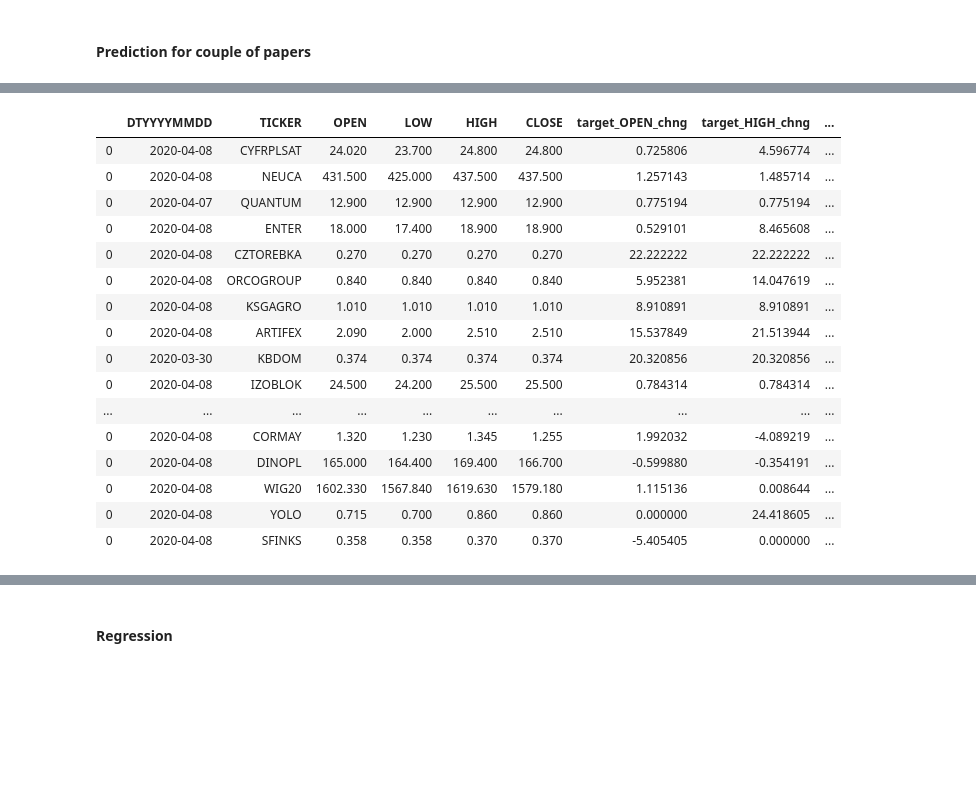
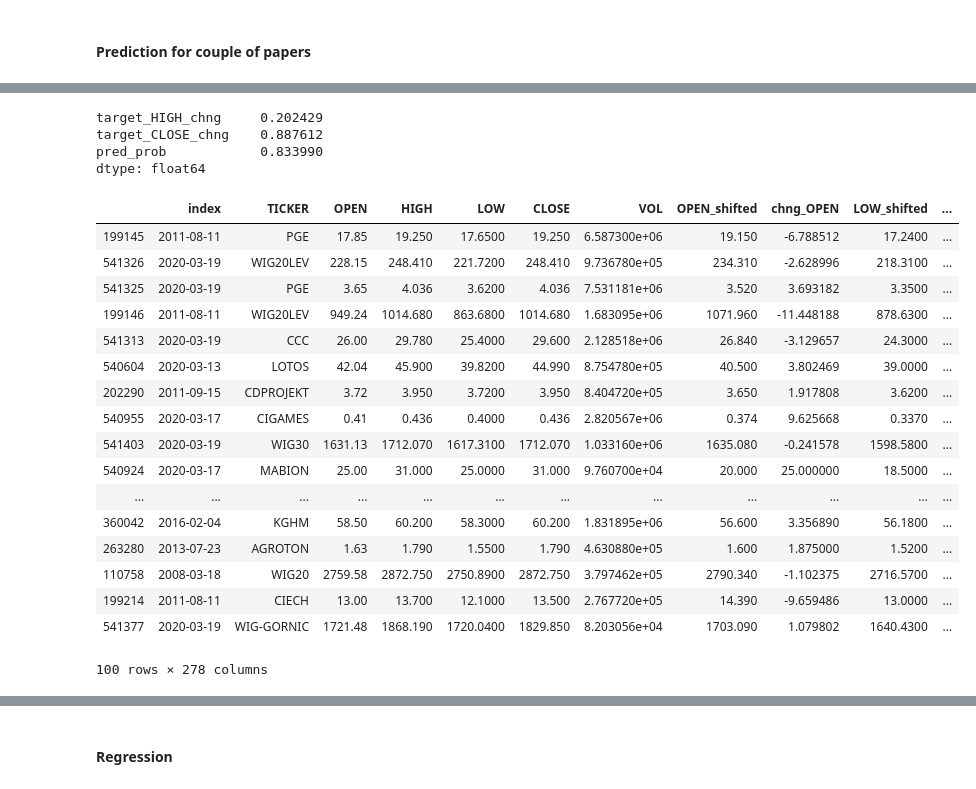
Before and after one commit to showeye/wse_analytics, a Jupyter notebook: bossa.ipynb, the cells around one changed output, grey strips where cells are left out. Cells and saved outputs as stored; diff of their text form; code cells hidden in the pictures; blank space fills up the shorter version.

```diff
--- a/bossa.ipynb
+++ b/bossa.ipynb
@@ -607 +560,3 @@ df = df_merged.copy()
+# %%
+df_merged = df_merged.merge(df_indexes_merged, left_index=True, right_index=True, how = 'left')
 # %%
@@ -610,5 +567,7 @@ train_cols = [c for c in df.columns if ('chng' in c) | ('move' in c)
 # %%
-#train_cols = train_cols_limited
+train_cols = train_cols_limited
+
+df = df_merged.copy()
 
 cut_date = '2020-01-01'
 train_data = df.loc[df.index < cut_date,train_cols]
@@ -837,0 +793,10 @@ for p in tqdm(skaner_df_see.ticker.values):
+# %%
+df.loc[:,'pred_class'] = model.predict(df[train_cols])
+df.loc[:,'pred_prob'] = model.predict_proba(df[train_cols])[:,1]
+
+df.loc[:,'fut_OPEN'] = df.loc[:,'OPEN'].shift(-1)
+df.loc[:,'target_OPEN_chng'] = (df.loc[:,'fut_OPEN'] * 100 / df.loc[:,'CLOSE']) - 100
+df.loc[:,'target_HIGH_chng'] = df.loc[:,'chng_HIGH'].shift(-1).copy()
+df.loc[:,'target_CLOSE_chng'] = df.loc[:,'chng_CLOSE'].shift(-1).copy()
+# %%
+res = df.reset_index()
@@ -838,20 +809,30 @@ for p in tqdm(skaner_df_see.ticker.values):
+# %%
+res.loc[(res.loc[:,'index'] > '2020-01-01')
+        & (res.pred_prob > 0.8), :].groupby(['index']).mean()[
+    ['target_HIGH_chng','target_CLOSE_chng', 'pred_prob']].median()
+# %% [output]
+target_HIGH_chng     0.202429
+target_CLOSE_chng    0.887612
+pred_prob            0.833990
+dtype: float64
 # %%
-res.sort_values('prob_newHIGH', ascending=False).head(100)
+res.sort_values('pred_prob', ascending=False).head(100)
 # %% [output]
-|  | DTYYYYMMDD | TICKER | OPEN | LOW | HIGH | CLOSE | target_OPEN_chng | target_HIGH_chng | ... |
-| 0 | 2020-04-08 | CYFRPLSAT | 24.020 | 23.700 | 24.800 | 24.800 | 0.725806 | 4.596774 | ... |
-| 0 | 2020-04-08 | NEUCA | 431.500 | 425.000 | 437.500 | 437.500 | 1.257143 | 1.485714 | ... |
-| 0 | 2020-04-07 | QUANTUM | 12.900 | 12.900 | 12.900 | 12.900 | 0.775194 | 0.775194 | ... |
-| 0 | 2020-04-08 | ENTER | 18.000 | 17.400 | 18.900 | 18.900 | 0.529101 | 8.465608 | ... |
-| 0 | 2020-04-08 | CZTOREBKA | 0.270 | 0.270 | 0.270 | 0.270 | 22.222222 | 22.222222 | ... |
-| 0 | 2020-04-08 | ORCOGROUP | 0.840 | 0.840 | 0.840 | 0.840 | 5.952381 | 14.047619 | ... |
-| 0 | 2020-04-08 | KSGAGRO | 1.010 | 1.010 | 1.010 | 1.010 | 8.910891 | 8.910891 | ... |
-| 0 | 2020-04-08 | ARTIFEX | 2.090 | 2.000 | 2.510 | 2.510 | 15.537849 | 21.513944 | ... |
-| 0 | 2020-03-30 | KBDOM | 0.374 | 0.374 | 0.374 | 0.374 | 20.320856 | 20.320856 | ... |
-| 0 | 2020-04-08 | IZOBLOK | 24.500 | 24.200 | 25.500 | 25.500 | 0.784314 | 0.784314 | ... |
-| ... | ... | ... | ... | ... | ... | ... | ... | ... | ... |
-| 0 | 2020-04-08 | CORMAY | 1.320 | 1.230 | 1.345 | 1.255 | 1.992032 | -4.089219 | ... |
-| 0 | 2020-04-08 | DINOPL | 165.000 | 164.400 | 169.400 | 166.700 | -0.599880 | -0.354191 | ... |
-| 0 | 2020-04-08 | WIG20 | 1602.330 | 1567.840 | 1619.630 | 1579.180 | 1.115136 | 0.008644 | ... |
-| 0 | 2020-04-08 | YOLO | 0.715 | 0.700 | 0.860 | 0.860 | 0.000000 | 24.418605 | ... |
-| 0 | 2020-04-08 | SFINKS | 0.358 | 0.358 | 0.370 | 0.370 | -5.405405 | 0.000000 | ... |
+|  | index | TICKER | OPEN | HIGH | LOW | CLOSE | VOL | OPEN_shifted | chng_OPEN | LOW_shifted | ... |
+| 199145 | 2011-08-11 | PGE | 17.85 | 19.250 | 17.6500 | 19.250 | 6.587300e+06 | 19.150 | -6.788512 | 17.2400 | ... |
+| 541326 | 2020-03-19 | WIG20LEV | 228.15 | 248.410 | 221.7200 | 248.410 | 9.736780e+05 | 234.310 | -2.628996 | 218.3100 | ... |
+| 541325 | 2020-03-19 | PGE | 3.65 | 4.036 | 3.6200 | 4.036 | 7.531181e+06 | 3.520 | 3.693182 | 3.3500 | ... |
+| 199146 | 2011-08-11 | WIG20LEV | 949.24 | 1014.680 | 863.6800 | 1014.680 | 1.683095e+06 | 1071.960 | -11.448188 | 878.6300 | ... |
+| 541313 | 2020-03-19 | CCC | 26.00 | 29.780 | 25.4000 | 29.600 | 2.128518e+06 | 26.840 | -3.129657 | 24.3000 | ... |
+| 540604 | 2020-03-13 | LOTOS | 42.04 | 45.900 | 39.8200 | 44.990 | 8.754780e+05 | 40.500 | 3.802469 | 39.0000 | ... |
+| 202290 | 2011-09-15 | CDPROJEKT | 3.72 | 3.950 | 3.7200 | 3.950 | 8.404720e+05 | 3.650 | 1.917808 | 3.6200 | ... |
+| 540955 | 2020-03-17 | CIGAMES | 0.41 | 0.436 | 0.4000 | 0.436 | 2.820567e+06 | 0.374 | 9.625668 | 0.3370 | ... |
+| 541403 | 2020-03-19 | WIG30 | 1631.13 | 1712.070 | 1617.3100 | 1712.070 | 1.033160e+06 | 1635.080 | -0.241578 | 1598.5800 | ... |
+| 540924 | 2020-03-17 | MABION | 25.00 | 31.000 | 25.0000 | 31.000 | 9.760700e+04 | 20.000 | 25.000000 | 18.5000 | ... |
+| ... | ... | ... | ... | ... | ... | ... | ... | ... | ... | ... | ... |
+| 360042 | 2016-02-04 | KGHM | 58.50 | 60.200 | 58.3000 | 60.200 | 1.831895e+06 | 56.600 | 3.356890 | 56.1800 | ... |
+| 263280 | 2013-07-23 | AGROTON | 1.63 | 1.790 | 1.5500 | 1.790 | 4.630880e+05 | 1.600 | 1.875000 | 1.5200 | ... |
+| 110758 | 2008-03-18 | WIG20 | 2759.58 | 2872.750 | 2750.8900 | 2872.750 | 3.797462e+05 | 2790.340 | -1.102375 | 2716.5700 | ... |
+| 199214 | 2011-08-11 | CIECH | 13.00 | 13.700 | 12.1000 | 13.500 | 2.767720e+05 | 14.390 | -9.659486 | 13.0000 | ... |
+| 541377 | 2020-03-19 | WIG-GORNIC | 1721.48 | 1868.190 | 1720.0400 | 1829.850 | 8.203056e+04 | 1703.090 | 1.079802 | 1640.4300 | ... |
+100 rows × 278 columns
```
Also changed, not shown: parts of 50 cells of this notebook.
